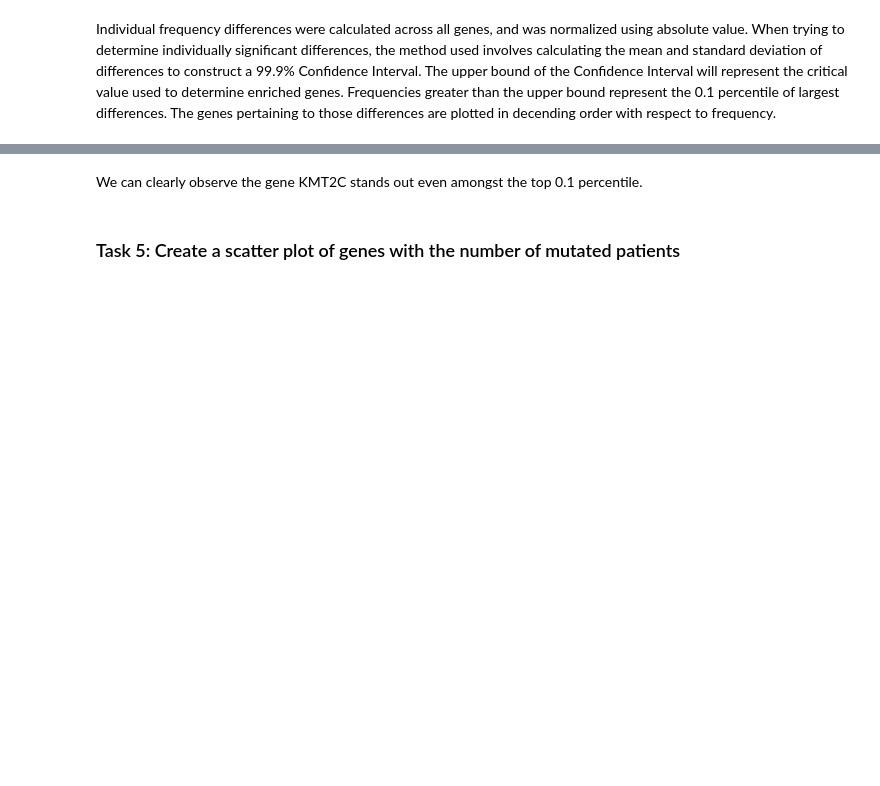
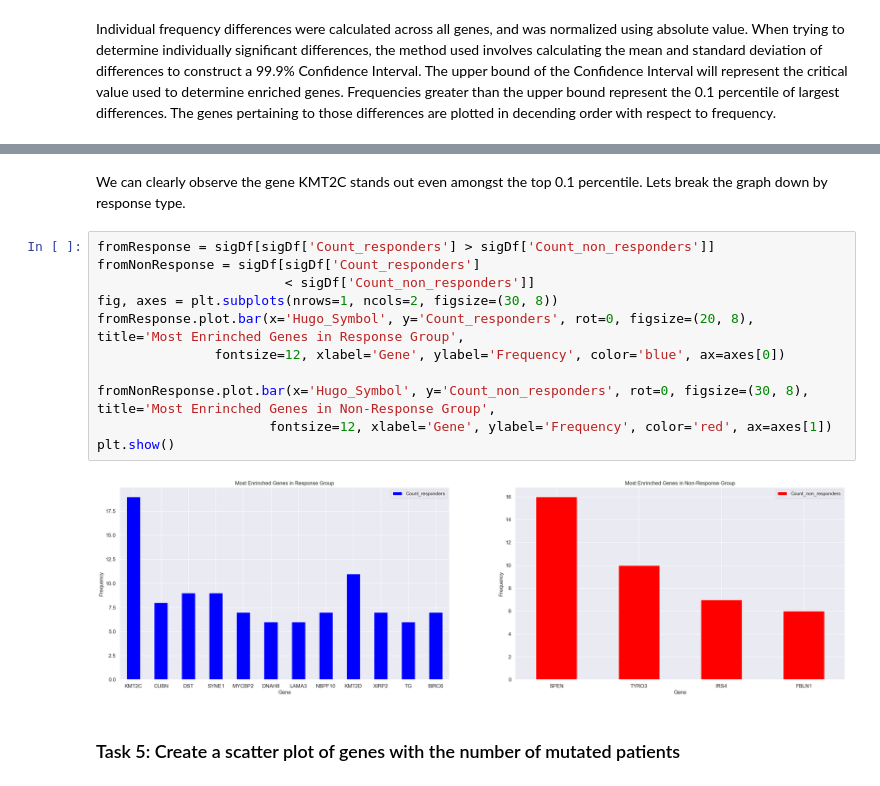
Before and after one commit to iansnyder333/IS_CancerProj, a Jupyter notebook: task.ipynb, the cells around one changed output, grey strips where cells are left out. Saved outputs shown, nothing was run; the diff lists cells and outputs as text; blank space fills up the shorter version.

```diff
--- a/task.ipynb
+++ b/task.ipynb
@@ -219,5 +219,18 @@ Upper Bound 99.9% CI: 4.71240858011
 # %% [markdown]
-We can clearly observe the gene KMT2C stands out even amongst the top 0.1 percentile.
+We can clearly observe the gene KMT2C stands out even amongst the top 0.1 percentile. Lets break the graph down by response type.
+# %%
+fromResponse = sigDf[sigDf['Count_responders'] > sigDf['Count_non_responders']]
+fromNonResponse = sigDf[sigDf['Count_responders']
+                        < sigDf['Count_non_responders']]
+fig, axes = plt.subplots(nrows=1, ncols=2, figsize=(30, 8))
+fromResponse.plot.bar(x='Hugo_Symbol', y='Count_responders', rot=0, figsize=(20, 8), title='Most Enrinched Genes in Response Group',
+               fontsize=12, xlabel='Gene', ylabel='Frequency', color='blue', ax=axes[0])
+
+fromNonResponse.plot.bar(x='Hugo_Symbol', y='Count_non_responders', rot=0, figsize=(30, 8), title='Most Enrinched Genes in Non-Response Group',
+                      fontsize=12, xlabel='Gene', ylabel='Frequency', color='red', ax=axes[1])
+plt.show()
+# %% [output]
+[figure, added]
 # %% [markdown]
 ### Task 5: Create a scatter plot of genes with the number of mutated patients
 # %% [markdown]
```
Also changed, not shown: parts of 4 cells of this notebook.
